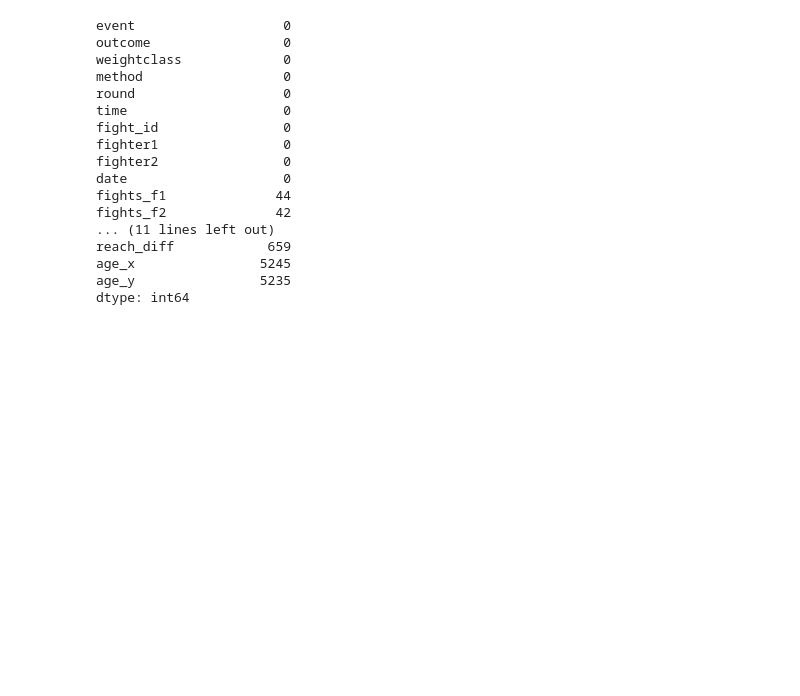
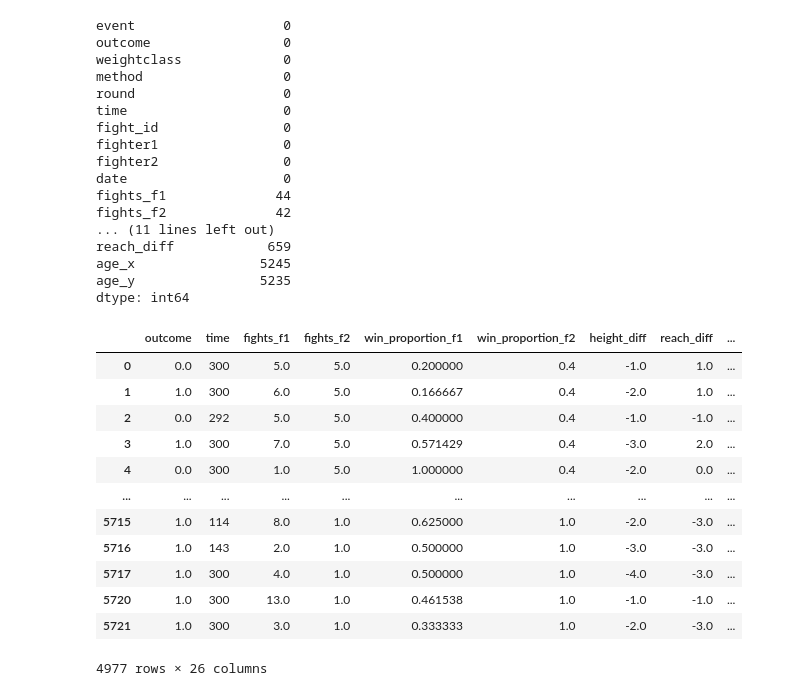
Before and after one commit to Stonec823/UFC_Fight_Prediction, a Jupyter notebook: Feature Analysis/Project/feature_analysis_1_v2.ipynb, the cells around one changed output. Cells and saved outputs as stored; diff of their text form; code cells hidden in the pictures; blank space fills up the shorter version.

```diff
--- a/Feature Analysis/Project/feature_analysis_1_v2.ipynb
+++ b/Feature Analysis/Project/feature_analysis_1_v2.ipynb
@@ -165,3 +165,19 @@ cleaned_features1 = pd.get_dummies(cleaned_features1, drop_first = True, dtype =
 # cleaned_features1["stance_x_Orthodox_Southpaw"]=cleaned_features1["stance_x_Orthodox"]*cleaned_features1["stance_x_Southpaw"]
 # cleaned_features1["stance_y_Orthodox_Southpaw"]=cleaned_features1["stance_y_Orthodox"]*cleaned_features1["stance_y_Southpaw"]
 cleaned_features1.drop(columns=["stance_x_Southpaw","stance_y_Southpaw"],inplace=True)
+# %%
+cleaned_features1
+# %% [output]
+|  | outcome | time | fights_f1 | fights_f2 | win_proportion_f1 | win_proportion_f2 | height_diff | reach_diff | ... |
+| 0 | 0.0 | 300 | 5.0 | 5.0 | 0.200000 | 0.4 | -1.0 | 1.0 | ... |
+| 1 | 1.0 | 300 | 6.0 | 5.0 | 0.166667 | 0.4 | -2.0 | 1.0 | ... |
+| 2 | 0.0 | 292 | 5.0 | 5.0 | 0.400000 | 0.4 | -1.0 | -1.0 | ... |
+| 3 | 1.0 | 300 | 7.0 | 5.0 | 0.571429 | 0.4 | -3.0 | 2.0 | ... |
+| 4 | 0.0 | 300 | 1.0 | 5.0 | 1.000000 | 0.4 | -2.0 | 0.0 | ... |
+| ... | ... | ... | ... | ... | ... | ... | ... | ... | ... |
+| 5715 | 1.0 | 114 | 8.0 | 1.0 | 0.625000 | 1.0 | -2.0 | -3.0 | ... |
+| 5716 | 1.0 | 143 | 2.0 | 1.0 | 0.500000 | 1.0 | -3.0 | -3.0 | ... |
+| 5717 | 1.0 | 300 | 4.0 | 1.0 | 0.500000 | 1.0 | -4.0 | -3.0 | ... |
+| 5720 | 1.0 | 300 | 13.0 | 1.0 | 0.461538 | 1.0 | -1.0 | -1.0 | ... |
+| 5721 | 1.0 | 300 | 3.0 | 1.0 | 0.333333 | 1.0 | -2.0 | -3.0 | ... |
+4977 rows × 26 columns
```
Also changed, not shown: parts of 2 cells of this notebook, 1 other file.
